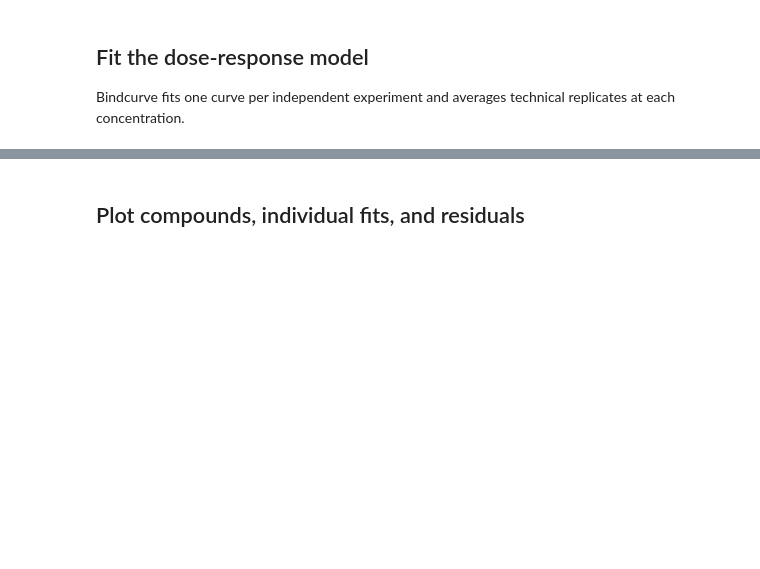
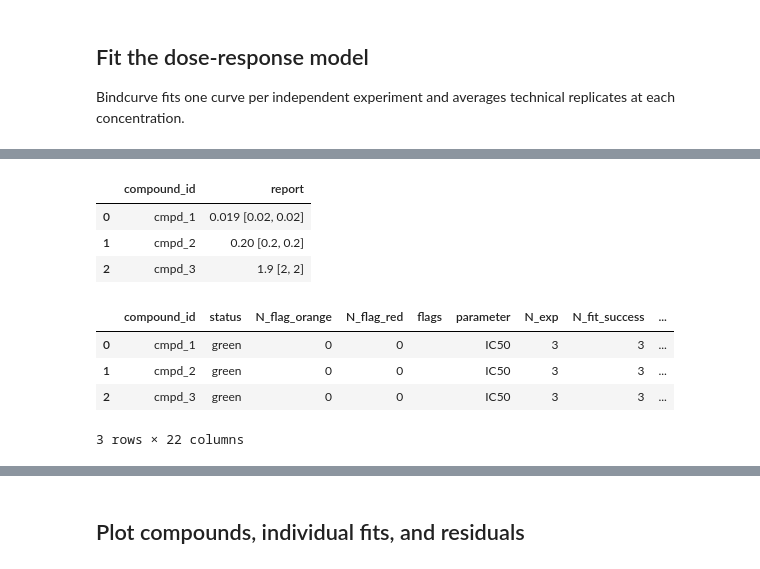
Before and after one commit to choutkaj/bindcurve, a Jupyter notebook: tutorials/00_basics.ipynb, the cells around one changed output, grey strips where cells are left out. Saved outputs shown, nothing was run; the diff lists cells and outputs as text; code cells hidden in the pictures; blank space fills up the shorter version.

```diff
--- a/tutorials/00_basics.ipynb
+++ b/tutorials/00_basics.ipynb
@@ -61,0 +93,15 @@ results.fit_summary()
+# %%
+results.report()
+# %% [output]
+|  | compound_id | report |
+| 0 | cmpd_1 | 0.019 [0.02, 0.02] |
+| 1 | cmpd_2 | 0.20 [0.2, 0.2] |
+| 2 | cmpd_3 | 1.9 [2, 2] |
+# %%
+results.quality_report()
+# %% [output]
+|  | compound_id | status | N_flag_orange | N_flag_red | flags | parameter | N_exp | N_fit_success | ... |
+| 0 | cmpd_1 | green | 0 | 0 |  | IC50 | 3 | 3 | ... |
+| 1 | cmpd_2 | green | 0 | 0 |  | IC50 | 3 | 3 | ... |
+| 2 | cmpd_3 | green | 0 | 0 |  | IC50 | 3 | 3 | ... |
+3 rows × 22 columns
```
Also changed, not shown: parts of 7 cells of this notebook, 22 other files.
